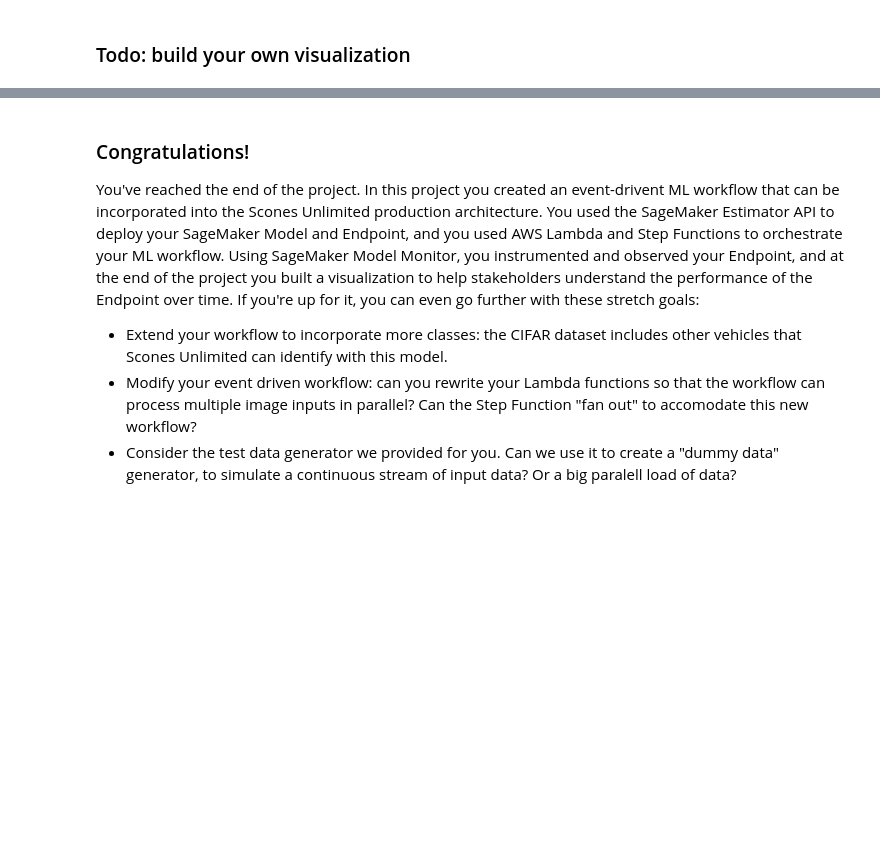
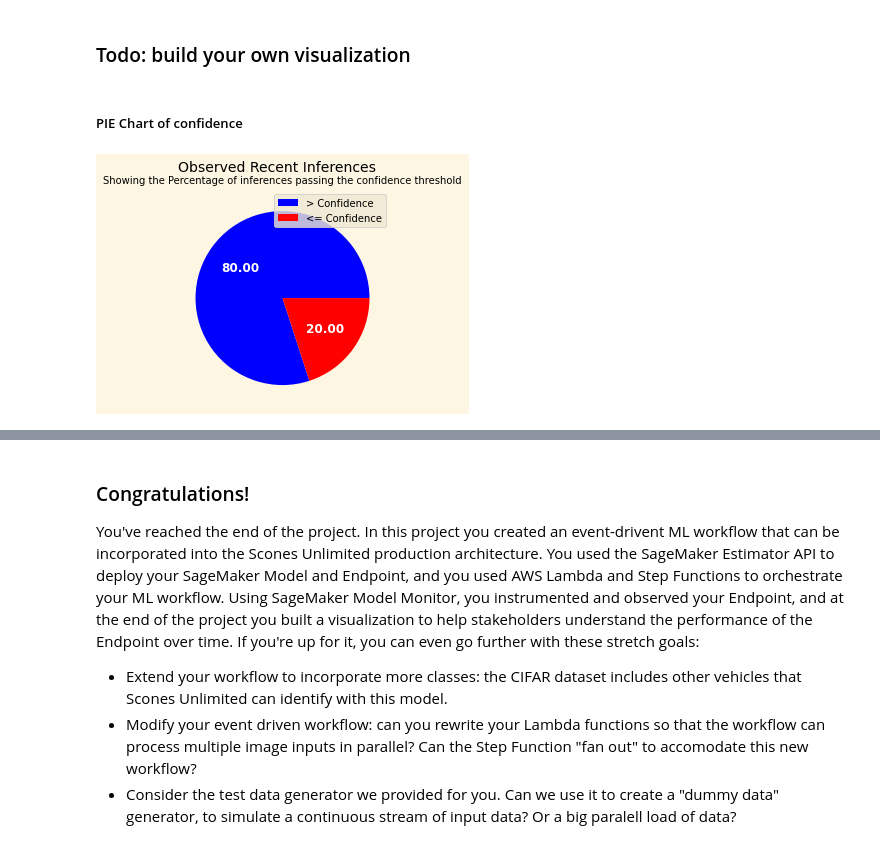
Before and after one commit to Moodrammer/AWS-ML-Workflow-Usecase, a Jupyter notebook: main.ipynb, the cells around one changed output, grey strips where cells are left out. Drawn from its saved outputs; the diff is of its cells as text; code cells hidden in the pictures; blank space fills up the shorter version.

```diff
--- a/main.ipynb
+++ b/main.ipynb
@@ -885,3 +906,43 @@ plt.gcf().autofmt_xdate()
 [figure]
 # %% [markdown]
 ### Todo: build your own visualization
+# %% [markdown]
+##### PIE Chart of confidence
+# %%
+# Populate the data for the x and y axis
+x = []
+y = []
+
+
+THRESHOLD = 0.8
+cnt_greater_than_confidence = 0
+number_of_inferences = len(json_data)
+
+for obj in json_data:
+    inference, timestamp = simple_getter(obj)
+
+    y.append(max(inference))
+    x.append(timestamp)
+
+    cnt_greater_than_confidence += (max(inference)> THRESHOLD)
+
+# Plot the data
+pie_wedge_cnts = [cnt_greater_than_confidence, number_of_inferences - cnt_greater_than_confidence]
+
+fig, ax = plt.subplots()
+
+wedges, text, autotexts = ax.pie(pie_wedge_cnts, colors=['b', 'r'], autopct="%.2f", textprops=dict(color="w"))
+
+# Add labels & legend
+labels=['> Confidence', '<= Confidence']
+ax.legend(wedges, labels, loc='upper right')
+
+
+fig.suptitle("Observed Recent Inferences", size=14)
+ax.set_title("Showing the Percentage of inferences passing the confidence threshold", size=10)
+plt.setp(autotexts, size=12, weight='bold')
+
+# Give it some pizzaz!
+plt.style.use("Solarize_Light2")
+# %% [output]
+[figure, added]
```
Also changed, not shown: parts of 5 cells of this notebook, 3 other files.
